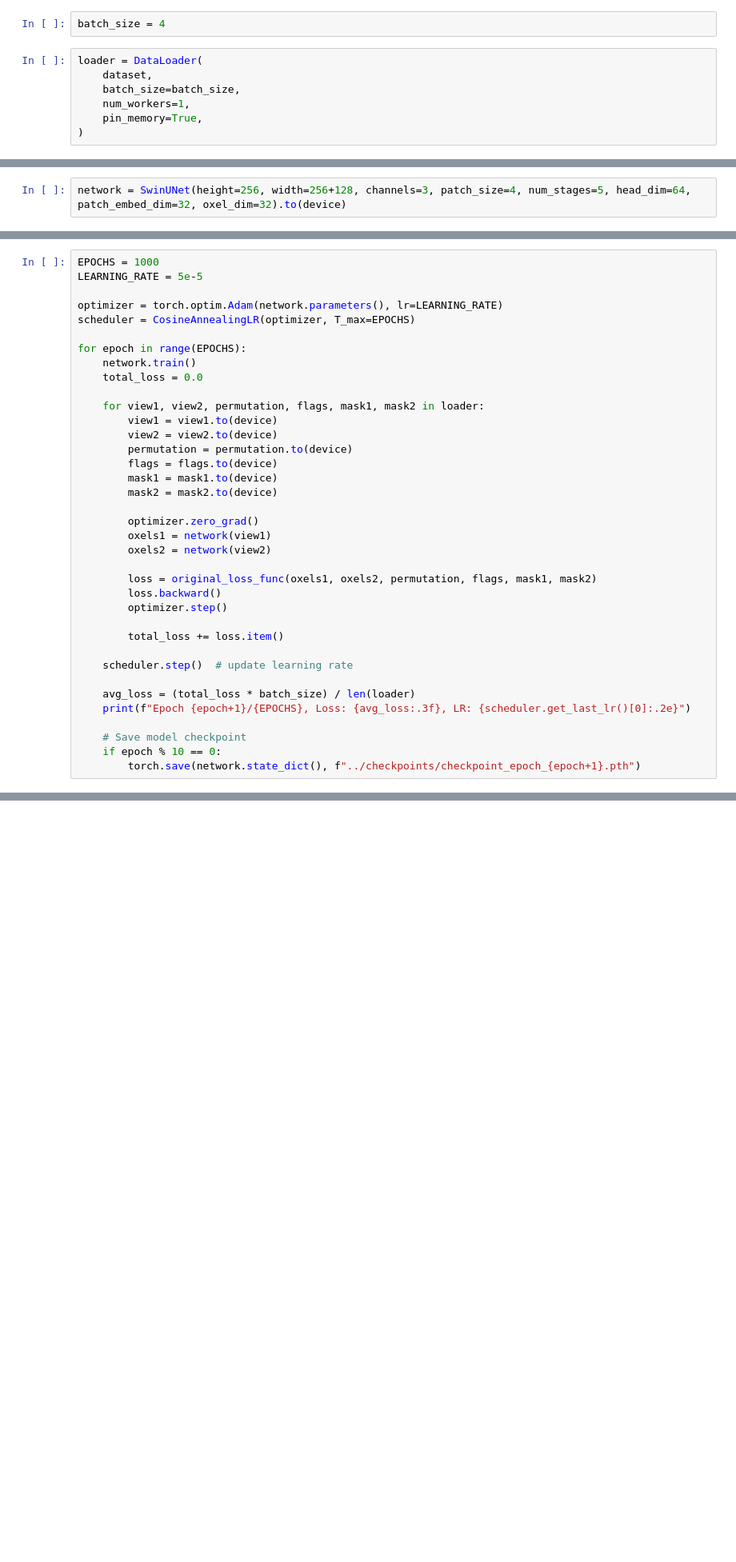
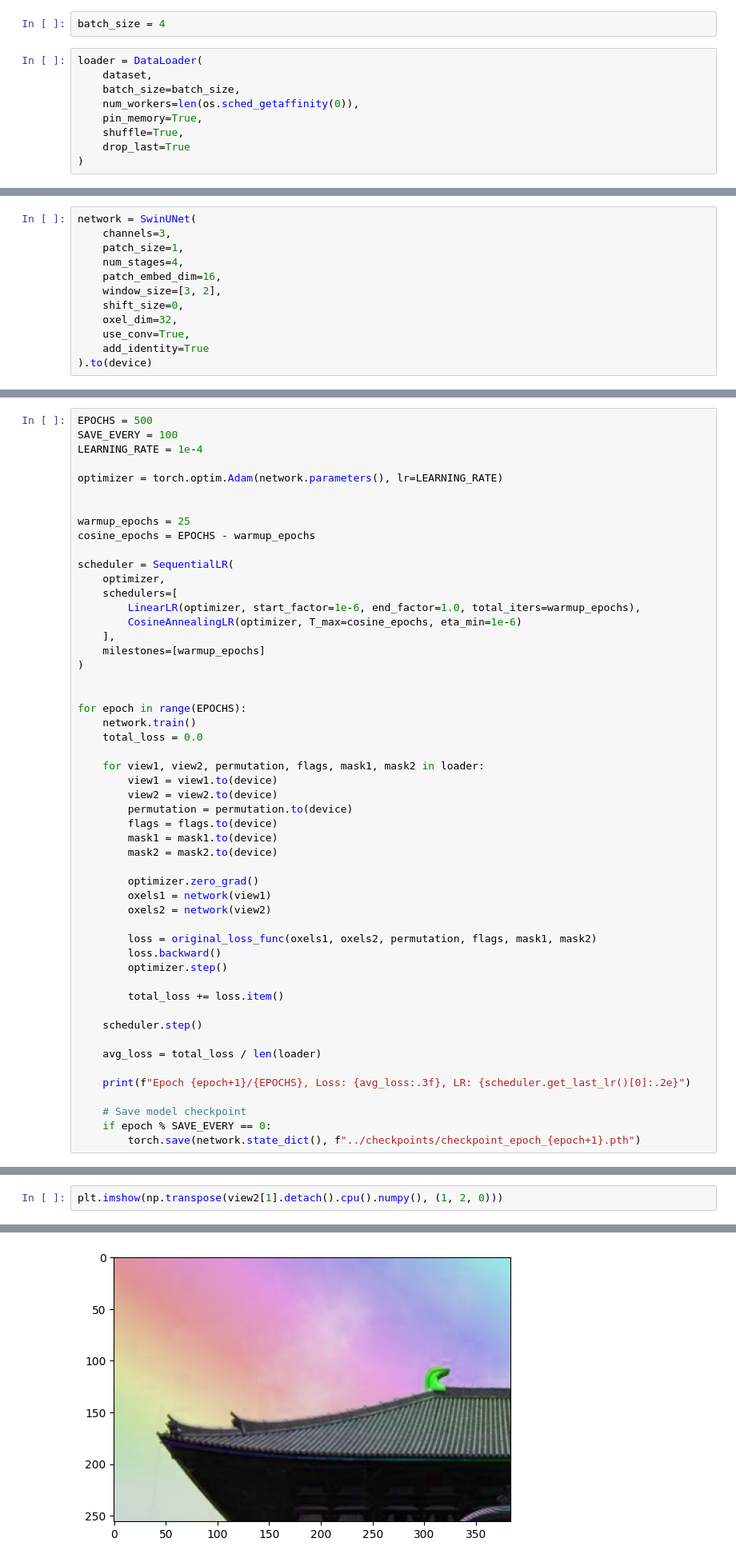
Before and after one commit to stefanradev93/oxels, a Jupyter notebook: notebooks/test_training.ipynb, the cells around one changed output, grey strips where cells are left out. Shown at 80% size. Drawn from its saved outputs; the diff is of its cells as text; blank space fills up the shorter version.

Commit message:
Update swin transformers

```diff
--- a/notebooks/test_training.ipynb
+++ b/notebooks/test_training.ipynb
@@ -46,8 +57,10 @@ batch_size = 4
 loader = DataLoader(
     dataset,
     batch_size=batch_size,
-    num_workers=1,
+    num_workers=len(os.sched_getaffinity(0)),
     pin_memory=True,
+    shuffle=True,
+    drop_last=True
 )
 # %%
 view1, view2, permutation, flags, mask1, mask2 = next(iter(loader))
@@ -58,5 +71,15 @@ plt.imshow(view1[0].detach().numpy().transpose((1,2,0)))
 # %%
-network = SwinUNet(height=256, width=256+128, channels=3, patch_size=4, num_stages=5, head_dim=64, patch_embed_dim=32, oxel_dim=32).to(device)
+network = SwinUNet(
+    channels=3,
+    patch_size=1,
+    num_stages=4,
+    patch_embed_dim=16,
+    window_size=[3, 2],
+    shift_size=0,
+    oxel_dim=32,
+    use_conv=True,
+    add_identity=True
+).to(device)
 # %%
 %%time
 with torch.no_grad():
@@ -70,9 +93,23 @@ Wall time: 16.7 ms
 # %%
-EPOCHS = 1000
-LEARNING_RATE = 5e-5
+EPOCHS = 500
+SAVE_EVERY = 100
+LEARNING_RATE = 1e-4
 
 optimizer = torch.optim.Adam(network.parameters(), lr=LEARNING_RATE)
-scheduler = CosineAnnealingLR(optimizer, T_max=EPOCHS)
+
+
+warmup_epochs = 25
+cosine_epochs = EPOCHS - warmup_epochs
+
+scheduler = SequentialLR(
+    optimizer,
+    schedulers=[
+        LinearLR(optimizer, start_factor=1e-6, end_factor=1.0, total_iters=warmup_epochs),
+        CosineAnnealingLR(optimizer, T_max=cosine_epochs, eta_min=1e-6)
+    ],
+    milestones=[warmup_epochs]
+)
+
 
 for epoch in range(EPOCHS):
     network.train()
@@ -96,12 +133,13 @@ for epoch in range(EPOCHS):
 
         total_loss += loss.item()
 
-    scheduler.step()  # update learning rate
+    scheduler.step()
 
-    avg_loss = (total_loss * batch_size) / len(loader)
+    avg_loss = total_loss / len(loader)
+
     print(f"Epoch {epoch+1}/{EPOCHS}, Loss: {avg_loss:.3f}, LR: {scheduler.get_last_lr()[0]:.2e}")
 
     # Save model checkpoint
-    if epoch % 10 == 0:
+    if epoch % SAVE_EVERY == 0:
         torch.save(network.state_dict(), f"../checkpoints/checkpoint_epoch_{epoch+1}.pth")
 # %% [output]
@@ -113,0 +205,3 @@ files = glob.glob("../../schenectadata/image-matching-challenge-2022/train/*/ima
+# %%
+plt.imshow(np.transpose(view2[1].detach().cpu().numpy(), (1, 2, 0)))
+# %% [output]
@@ -113,0 +209 @@ files = glob.glob("../../schenectadata/image-matching-challenge-2022/train/*/ima
+[figure, added]
```
Also changed, not shown: parts of 11 cells of this notebook, 9 other files.
